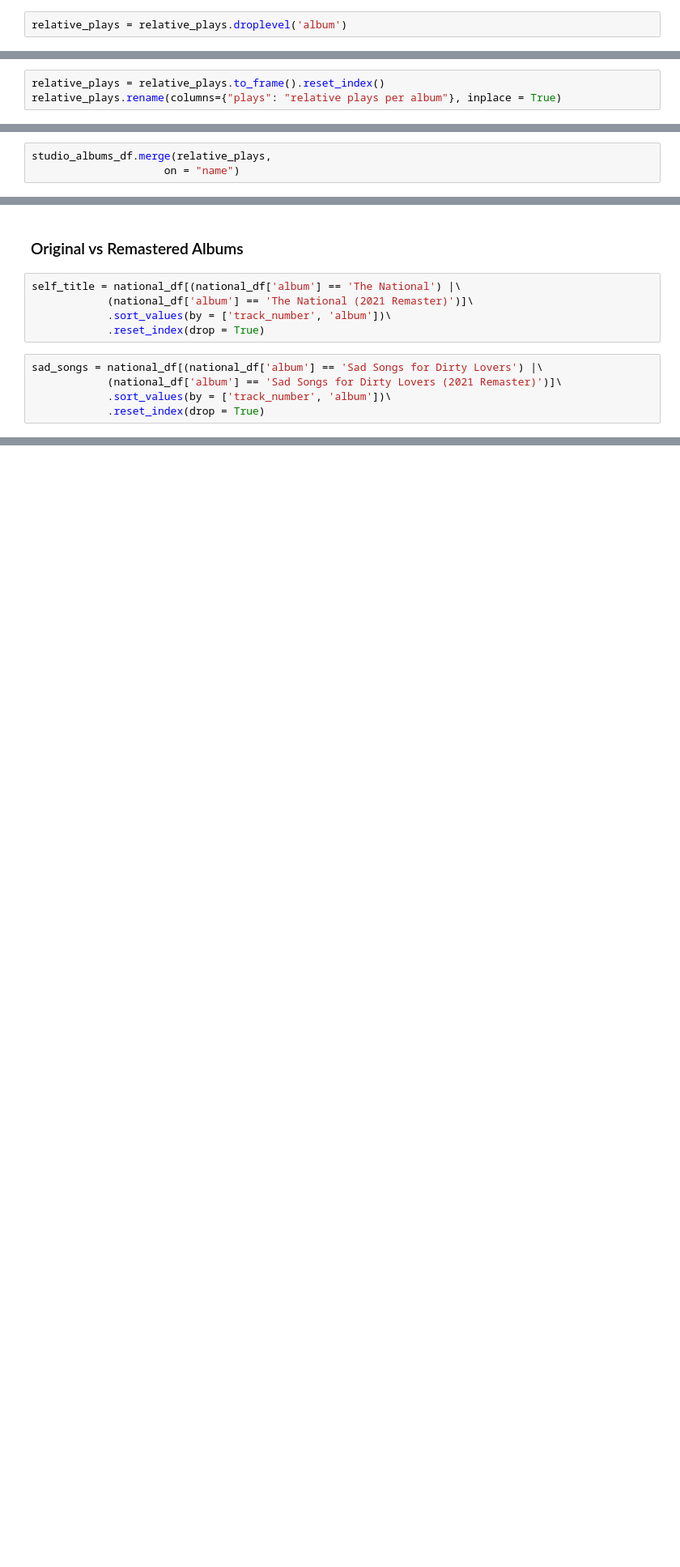
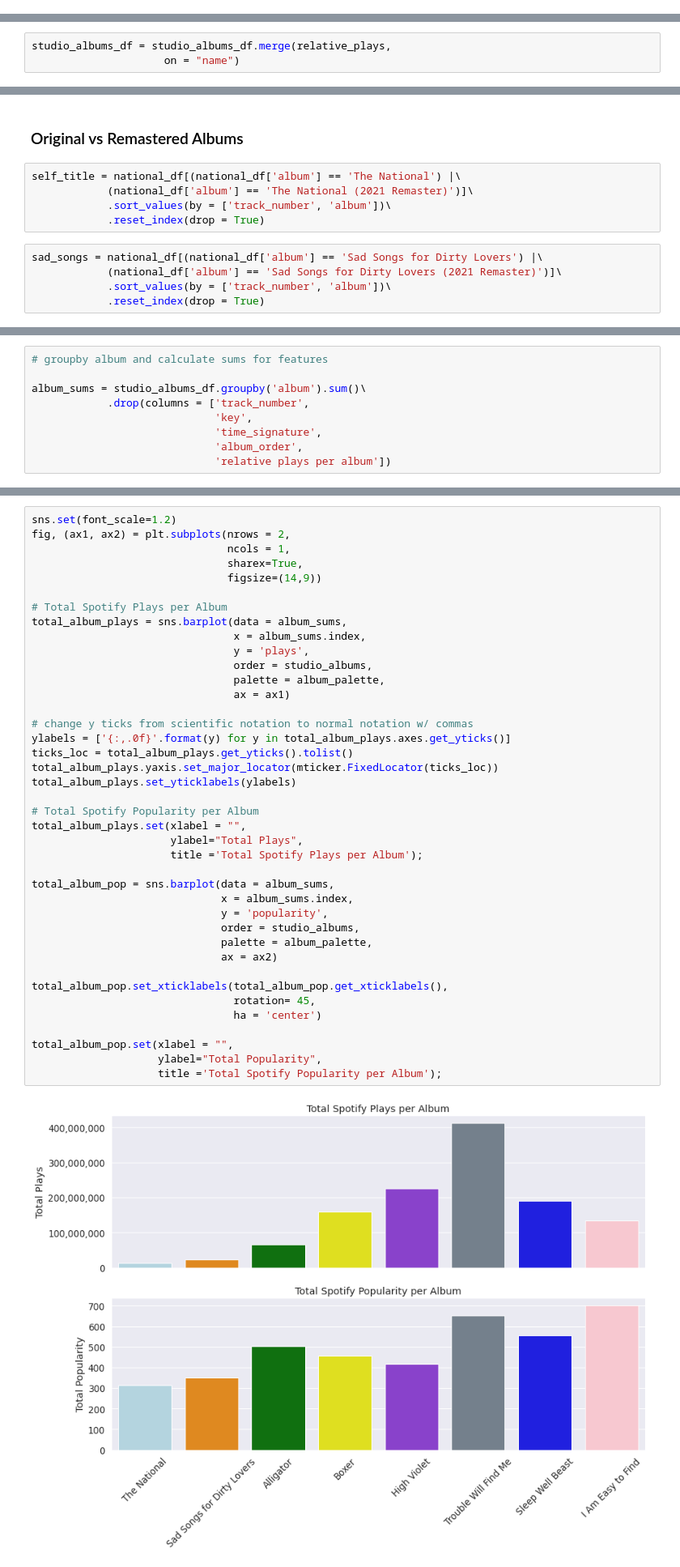
Before and after one commit to codey-phoun/SpotifyAudioFeatures_TheNational, a Jupyter notebook: Spotipy_The_National.ipynb, the cells around one changed output, grey strips where cells are left out. Shown at 81% size. Saved outputs shown, nothing was run; the diff lists cells and outputs as text; blank space fills up the shorter version.

Commit message:
added bar charts of total plays and popularity

```diff
--- a/Spotipy_The_National.ipynb
+++ b/Spotipy_The_National.ipynb
@@ -386,2 +392,0 @@ relative_plays = album_play_sums.groupby(level=0).apply(lambda x: 100 * x / floa
-# %%
-relative_plays = relative_plays.droplevel('album')
@@ -402,3 +392,0 @@ Name: plays, Length: 101, dtype: float64
-# %%
-relative_plays = relative_plays.to_frame().reset_index()
-relative_plays.rename(columns={"plays": "relative plays per album"}, inplace = True)
@@ -411,3 +393,3 @@ dtype: object
 # %%
-studio_albums_df.merge(relative_plays,
+studio_albums_df = studio_albums_df.merge(relative_plays,
                      on = "name")
@@ -502,0 +499,9 @@ sad_songs.groupby('album').mean().round(2)
+# %%
+# groupby album and calculate sums for features
+
+album_sums = studio_albums_df.groupby('album').sum()\
+            .drop(columns = ['track_number',
+                             'key',
+                             'time_signature',
+                             'album_order',
+                             'relative plays per album'])
@@ -502,0 +523,42 @@ sad_songs.groupby('album').mean().round(2)
+# %%
+sns.set(font_scale=1.2)
+fig, (ax1, ax2) = plt.subplots(nrows = 2,
+                               ncols = 1,
+                               sharex=True,
+                               figsize=(14,9))
+
+# Total Spotify Plays per Album
+total_album_plays = sns.barplot(data = album_sums,
+                                x = album_sums.index,
+                                y = 'plays',
+                                order = studio_albums,
+                                palette = album_palette,
+                                ax = ax1)
+
+# change y ticks from scientific notation to normal notation w/ commas
+ylabels = ['{:,.0f}'.format(y) for y in total_album_plays.axes.get_yticks()]
+ticks_loc = total_album_plays.get_yticks().tolist()
+total_album_plays.yaxis.set_major_locator(mticker.FixedLocator(ticks_loc))
+total_album_plays.set_yticklabels(ylabels)
+
+# Total Spotify Popularity per Album
+total_album_plays.set(xlabel = "",
+                      ylabel="Total Plays",
+                      title ='Total Spotify Plays per Album');
+
+total_album_pop = sns.barplot(data = album_sums,
+                              x = album_sums.index,
+                              y = 'popularity',
+                              order = studio_albums,
+                              palette = album_palette,
+                              ax = ax2)
+
+total_album_pop.set_xticklabels(total_album_pop.get_xticklabels(),
+                                rotation= 45,
+                                ha = 'center')
+
+total_album_pop.set(xlabel = "",
+                    ylabel="Total Popularity",
+                    title ='Total Spotify Popularity per Album');
+# %% [output]
+[figure, added]
```
Also changed, not shown: parts of 18 cells of this notebook, 1 other file.
